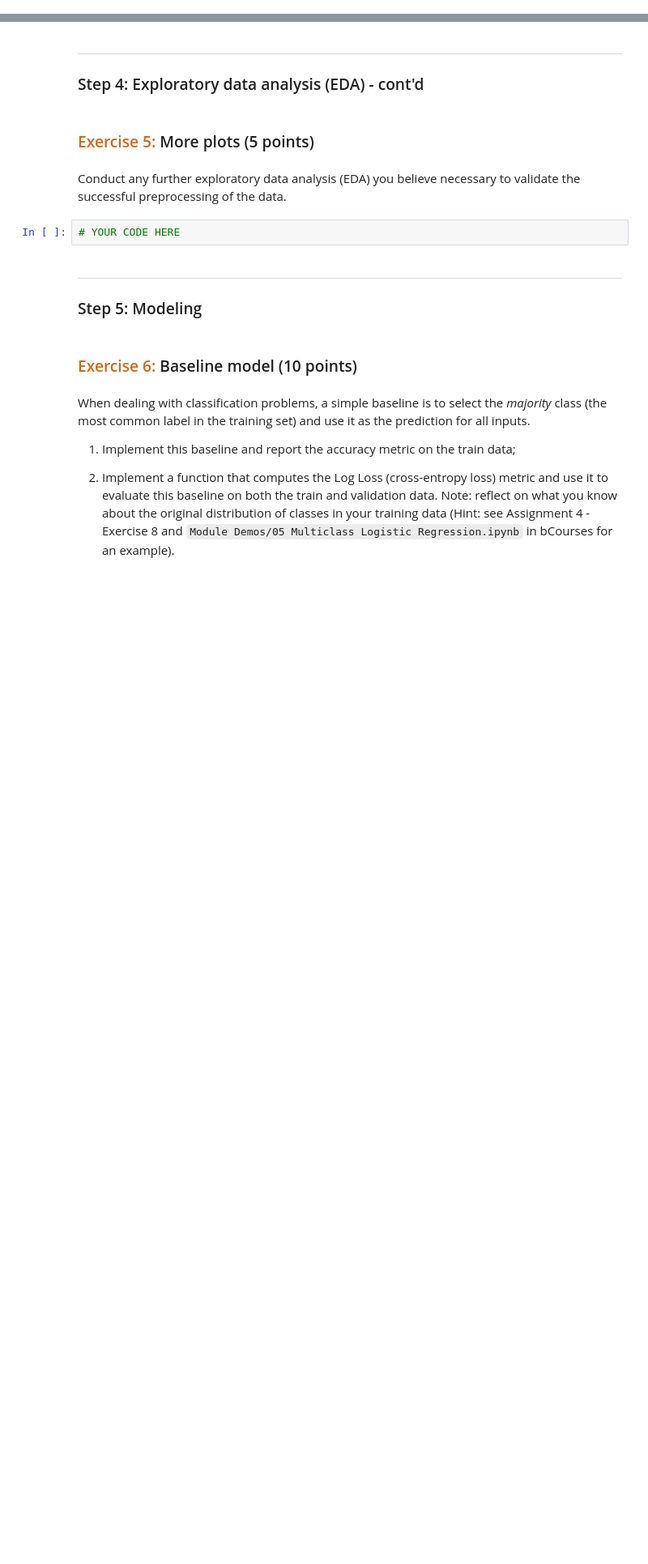
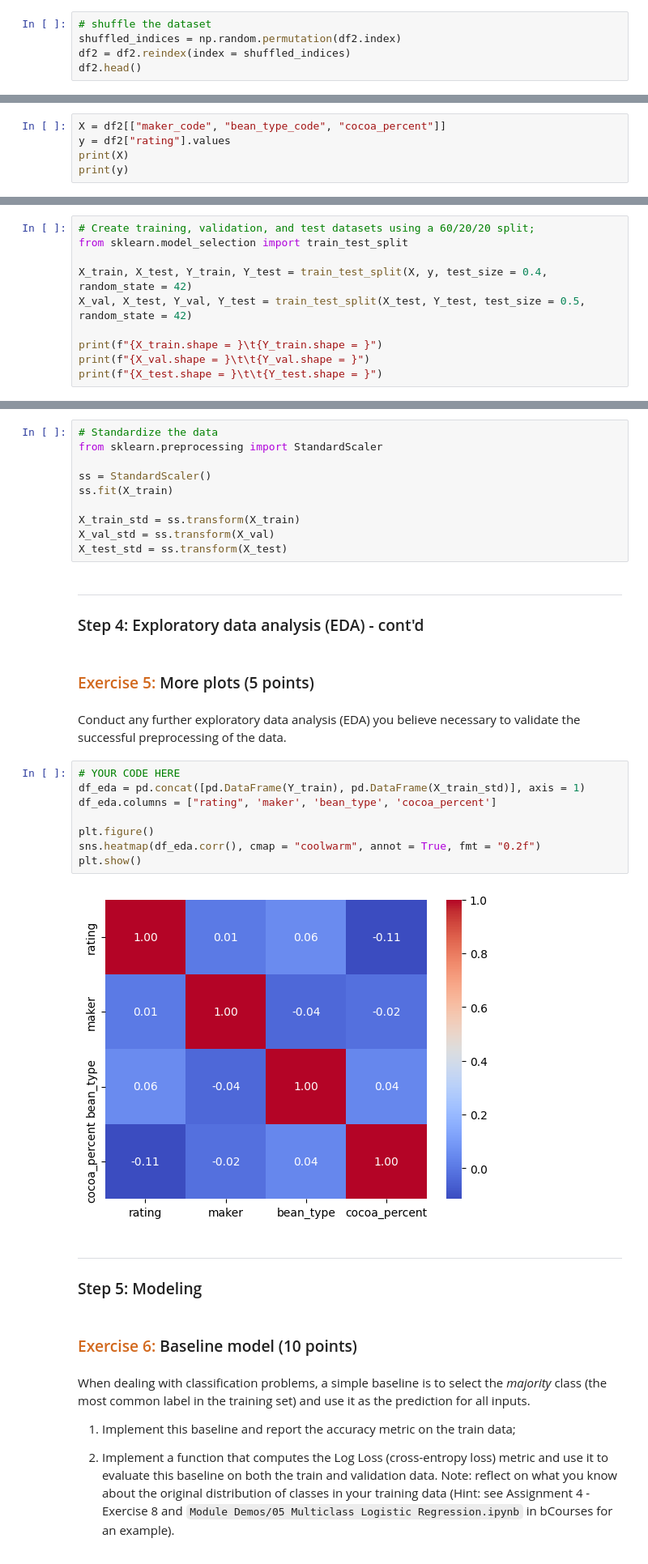
Before and after one commit to ming-berkeley/ds207_assignments, a Jupyter notebook: 05 Multiclass classification.ipynb, the cells around one changed output, grey strips where cells are left out. Shown at 81% size. Cells and saved outputs as stored; diff of their text form; blank space fills up the shorter version.

```diff
--- a/05 Multiclass classification.ipynb
+++ b/05 Multiclass classification.ipynb
@@ -354,0 +335,5 @@ df.head()
+# %%
+# shuffle the dataset
+shuffled_indices = np.random.permutation(df2.index)
+df2 = df2.reindex(index = shuffled_indices)
+df2.head()
@@ -354,0 +347,5 @@ df.head()
+# %%
+X = df2[["maker_code", "bean_type_code", "cocoa_percent"]]
+y = df2["rating"].values
+print(X)
+print(y)
@@ -354,0 +368,10 @@ df.head()
+# %%
+# Create training, validation, and test datasets using a 60/20/20 split;
+from sklearn.model_selection import train_test_split
+
+X_train, X_test, Y_train, Y_test = train_test_split(X, y, test_size = 0.4, random_state = 42)
+X_val, X_test, Y_val, Y_test = train_test_split(X_test, Y_test, test_size = 0.5, random_state = 42)
+
+print(f"{X_train.shape = }\t{Y_train.shape = }")
+print(f"{X_val.shape = }\t\t{Y_val.shape = }")
+print(f"{X_test.shape = }\t\t{Y_test.shape = }")
@@ -355,3 +385,13 @@ df.head()
+# %%
+# Standardize the data
+from sklearn.preprocessing import StandardScaler
+
+ss = StandardScaler()
+ss.fit(X_train)
+
+X_train_std = ss.transform(X_train)
+X_val_std = ss.transform(X_val)
+X_test_std = ss.transform(X_test)
 # %% [markdown]
 ---
 ### Step 4: Exploratory data analysis (EDA) - cont'd
@@ -361,6 +401,14 @@ df.head()
 Conduct any further exploratory data analysis (EDA) you believe necessary to validate the successful preprocessing of the data.
 # %%
 # YOUR CODE HERE
+df_eda = pd.concat([pd.DataFrame(Y_train), pd.DataFrame(X_train_std)], axis = 1)
+df_eda.columns = ["rating", 'maker', 'bean_type', 'cocoa_percent']
+
+plt.figure()
+sns.heatmap(df_eda.corr(), cmap = "coolwarm", annot = True, fmt = "0.2f")
+plt.show()
+# %% [output]
+[figure, added]
 # %% [markdown]
 ---
 ### Step 5: Modeling
```
Also changed, not shown: parts of 29 cells of this notebook, 3 other files.
